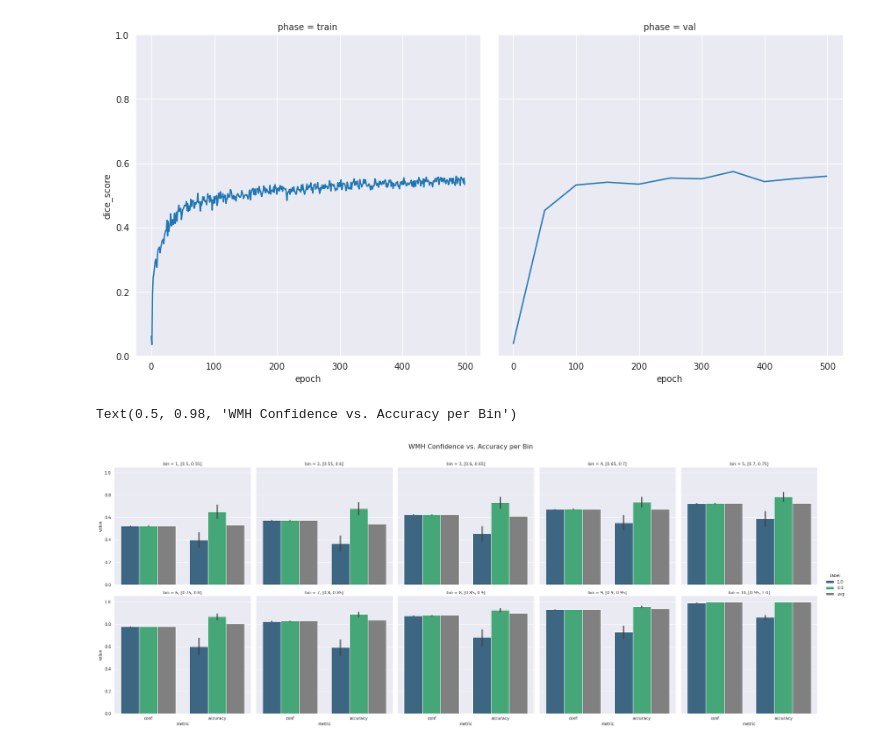
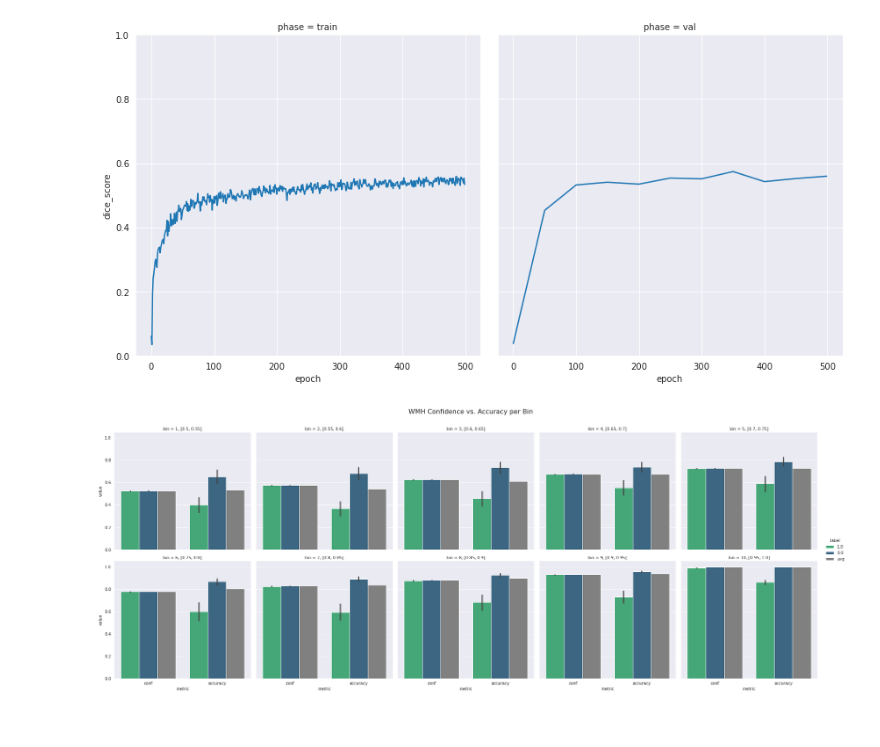
Before and after one commit to VictorButoi/ESE, a Jupyter notebook: notebooks/err_analysis/Viz_Err_WMH.ipynb, the cells around one changed output. Cells and saved outputs as stored; diff of their text form; code cells hidden in the pictures.

Commit message:
figure 2 not the best, need to rethink

```diff
--- a/notebooks/err_analysis/Viz_Err_WMH.ipynb
+++ b/notebooks/err_analysis/Viz_Err_WMH.ipynb
@@ -62,45 +62,20 @@ pixel_preds_df = get_pixelinfo_df(
     num_bins=10,
     num_labels=2
     )
-# %%
-import pandas as pd
-
-# Calculate average conf and accuracy for each bin
-avg_values = pixel_preds_df.groupby('bin').agg({'conf': 'mean', 'accuracy': 'mean'}).reset_index()
-
-# Prepare a list to store the new rows
-new_rows = []
-
-# Create new rows for the averages with a special label 'avg'
-for _, row in avg_values.iterrows():
-    new_rows.append({'bin': row['bin'], 'conf': row['conf'], 'accuracy': row['accuracy'], 'label': 'avg'})
-
-# Concatenate the original DataFrame with the new rows
-pixel_preds_df = pd.concat([pixel_preds_df, pd.DataFrame(new_rows)], ignore_index=True)
-
-# Melt the DataFrame
-pixel_preds_df_melted = pixel_preds_df.melt(id_vars=['bin', 'bin_num', 'label'], value_vars=['conf', 'accuracy'], var_name='metric', value_name='value')
-pixel_preds_df_melted = pixel_preds_df_melted.sort_values('bin_num')
 # %%
 # Define a custom palette
-unique_labels = pixel_preds_df_melted['label'].unique()
-palette_colors = sns.color_palette('viridis', n_colors=len(unique_labels) - 1)  # -1 because we'll assign a distinct color to 'avg'
+unique_labels = pixel_preds_df['label'].unique()
+palette_colors = sns.color_palette('viridis', n_colors=len(unique_labels))  # -1 because we'll assign a distinct color to 'avg'
 palette_dict = {label: color for label, color in zip(unique_labels, palette_colors)}
 palette_dict['avg'] = 'gray'  # Assigning red color for 'avg' label
-# %%
-# Using relplot to create a FacetGrid of scatter plots
-g = sns.catplot(data=pixel_preds_df_melted,
-                x='metric',
-                y='value',
-                hue='label',
-                col='bin',
-                col_wrap=5,
-                kind='bar',
-                height=5,
-                palette=palette_dict)
-# Adjusting the titles
-g.fig.subplots_adjust(top=0.9)
-g.fig.suptitle('WMH Confidence vs. Accuracy per Bin', fontsize=16)
-# %% [output]
-Text(0.5, 0.98, 'WMH Confidence vs. Accuracy per Bin')
-[figure, removed]
+# %%
+from ese.experiment.analysis.err_diagrams import viz_accuracy_vs_confidence
+
+viz_accuracy_vs_confidence(
+    pixel_preds_df,
+    per_label=True,
+    per_bin=True,
+    label_palette=palette_dict
+    )
+# %% [output]
+[figure, added]
```
Also changed, not shown: parts of 1 cell of this notebook, 2 other files.
